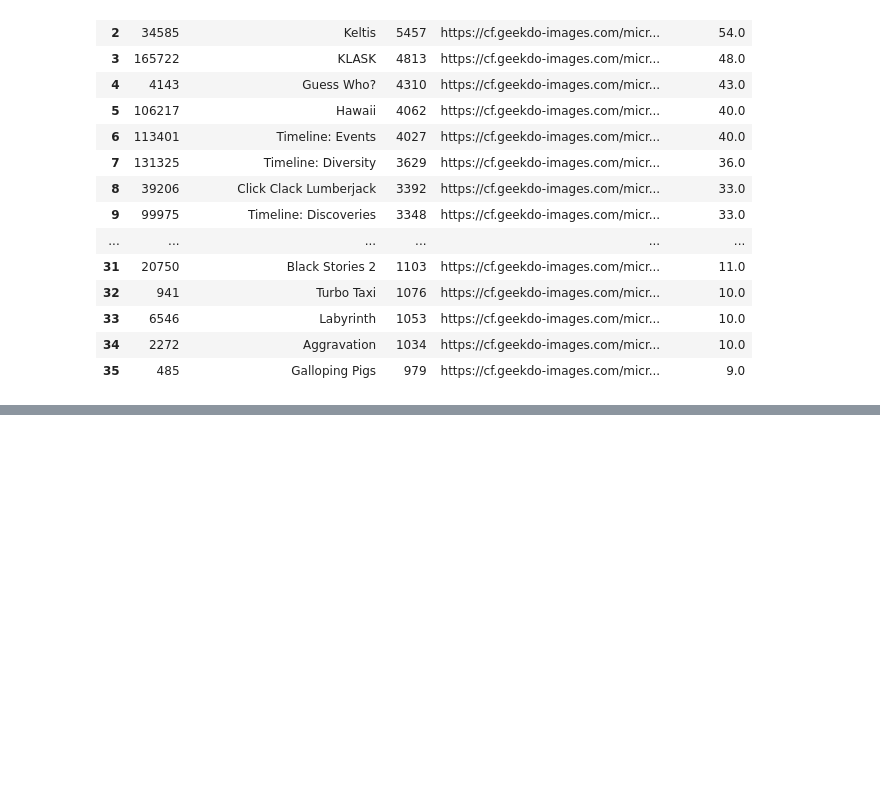
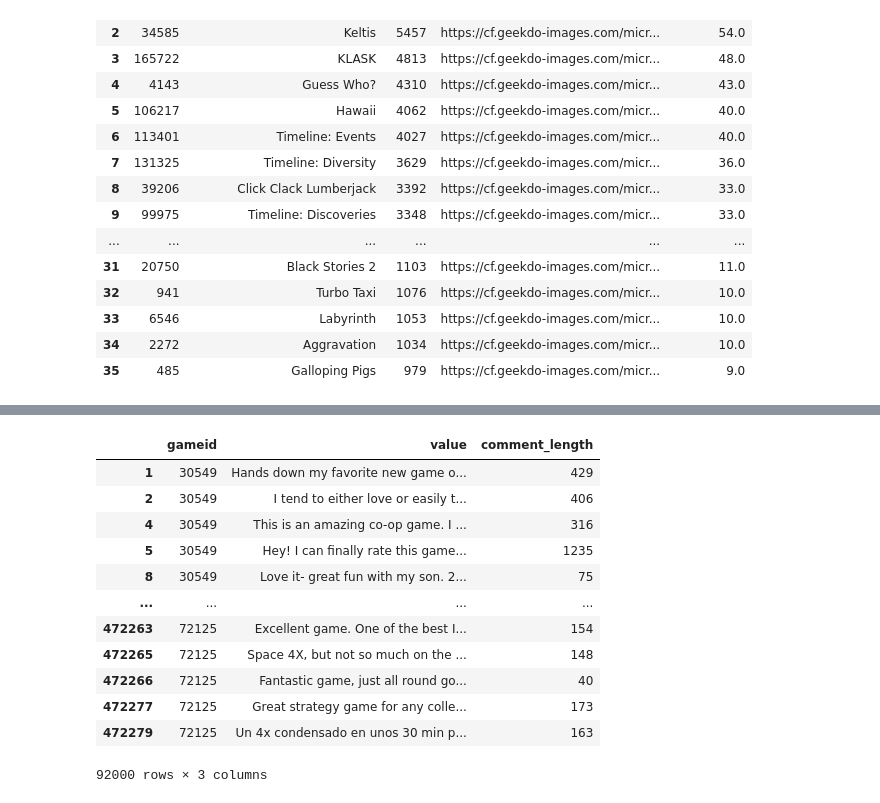
Before and after one commit to timcolussi/boardgame_rec_capstone, a Jupyter notebook: recommendations_ratings.ipynb, the cells around one changed output, grey strips where cells are left out. Cells and saved outputs as stored; diff of their text form; code cells hidden in the pictures; blank space fills up the shorter version.

```diff
--- a/recommendations_ratings.ipynb
+++ b/recommendations_ratings.ipynb
@@ -58,0 +114,16 @@ user_ratings.to_sql(name="user_ratings", con=engine, if_exists="append", index=F
+# %%
+games_comments.loc[games_comments['comment_length'] != 0]
+# %% [output]
+|  | gameid | value | comment_length |
+| 1 | 30549 | Hands down my favorite new game o... | 429 |
+| 2 | 30549 | I tend to either love or easily t... | 406 |
+| 4 | 30549 | This is an amazing co-op game. I ... | 316 |
+| 5 | 30549 | Hey! I can finally rate this game... | 1235 |
+| 8 | 30549 | Love it- great fun with my son. 2... | 75 |
+| ... | ... | ... | ... |
+| 472263 | 72125 | Excellent game. One of the best I... | 154 |
+| 472265 | 72125 | Space 4X, but not so much on the ... | 148 |
+| 472266 | 72125 | Fantastic game, just all round go... | 40 |
+| 472277 | 72125 | Great strategy game for any colle... | 173 |
+| 472279 | 72125 | Un 4x condensado en unos 30 min p... | 163 |
+92000 rows × 3 columns
```
Also changed, not shown: parts of 24 cells of this notebook.
